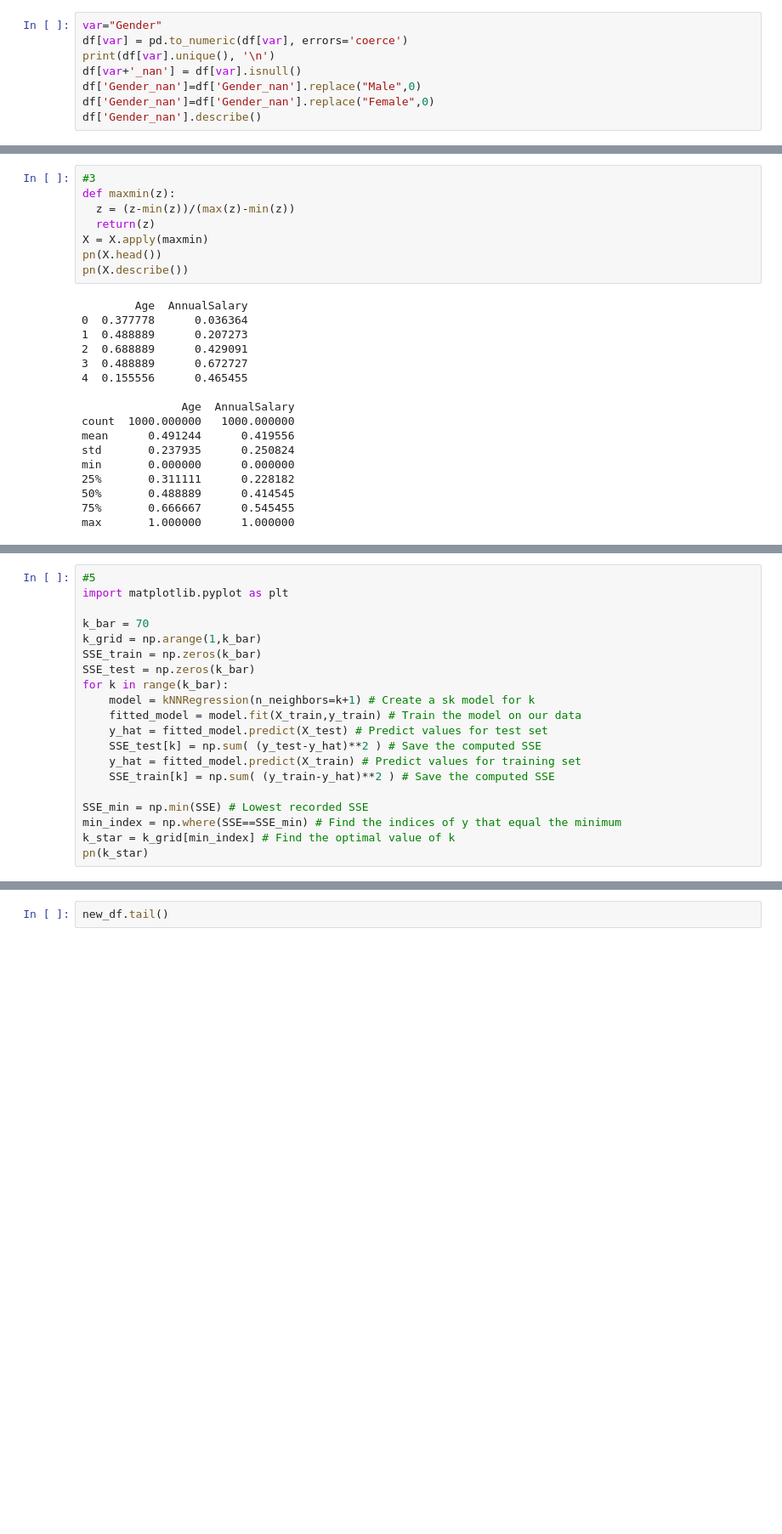
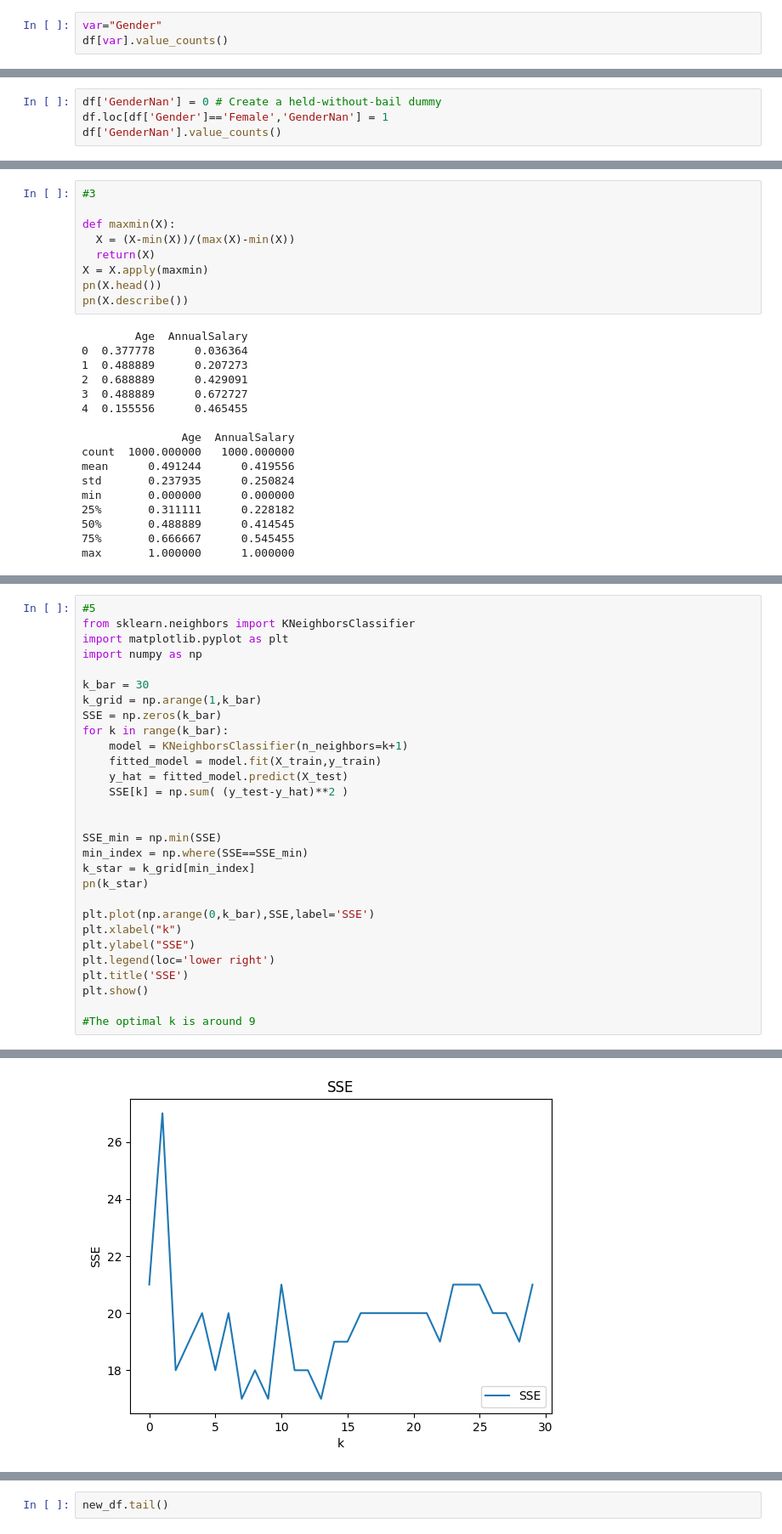
Before and after one commit to ToriStoner/assignment3, a Jupyter notebook: assignment_knn_and_kmc.ipynb, the cells around one changed output, grey strips where cells are left out. Shown at 85% size. Drawn from its saved outputs; the diff is of its cells as text; blank space fills up the shorter version.

```diff
--- a/assignment_knn_and_kmc.ipynb
+++ b/assignment_knn_and_kmc.ipynb
@@ -102,10 +109,5 @@ df[var].unique()
 array([0, 1])
 # %%
 var="Gender"
-df[var] = pd.to_numeric(df[var], errors='coerce')
-print(df[var].unique(), '\n')
-df[var+'_nan'] = df[var].isnull()
-df['Gender_nan']=df['Gender_nan'].replace("Male",0)
-df['Gender_nan']=df['Gender_nan'].replace("Female",0)
-df['Gender_nan'].describe()
+df[var].value_counts()
 # %% [output]
@@ -117,0 +117,4 @@ Name: Gender_nan, dtype: object
+# %%
+df['GenderNan'] = 0 # Create a held-without-bail dummy
+df.loc[df['Gender']=='Female','GenderNan'] = 1
+df['GenderNan'].value_counts()
@@ -143,9 +150,10 @@ min      18.000000   15000.000000
 max      63.000000  152500.000000
 # %%
 #3
-def maxmin(z):
-  z = (z-min(z))/(max(z)-min(z))
-  return(z)
+
+def maxmin(X):
+  X = (X-min(X))/(max(X)-min(X))
+  return(X)
 X = X.apply(maxmin)
 pn(X.head())
 pn(X.describe())
@@ -178,22 +186,31 @@ from sklearn.model_selection import train_test_split
 X_train, X_test, y_train, y_test = train_test_split(X,y,test_size=.2,random_state=100)
 # %%
 #5
+from sklearn.neighbors import KNeighborsClassifier
 import matplotlib.pyplot as plt
+import numpy as np
 
-k_bar = 70
+k_bar = 30
 k_grid = np.arange(1,k_bar)
-SSE_train = np.zeros(k_bar)
-SSE_test = np.zeros(k_bar)
+SSE = np.zeros(k_bar)
 for k in range(k_bar):
-    model = kNNRegression(n_neighbors=k+1) # Create a sk model for k
-    fitted_model = model.fit(X_train,y_train) # Train the model on our data
-    y_hat = fitted_model.predict(X_test) # Predict values for test set
-    SSE_test[k] = np.sum( (y_test-y_hat)**2 ) # Save the computed SSE
-    y_hat = fitted_model.predict(X_train) # Predict values for training set
-    SSE_train[k] = np.sum( (y_train-y_hat)**2 ) # Save the computed SSE
+    model = KNeighborsClassifier(n_neighbors=k+1)
+    fitted_model = model.fit(X_train,y_train)
+    y_hat = fitted_model.predict(X_test)
+    SSE[k] = np.sum( (y_test-y_hat)**2 )
 
-SSE_min = np.min(SSE) # Lowest recorded SSE
-min_index = np.where(SSE==SSE_min) # Find the indices of y that equal the minimum
-k_star = k_grid[min_index] # Find the optimal value of k
+
+SSE_min = np.min(SSE)
+min_index = np.where(SSE==SSE_min)
+k_star = k_grid[min_index]
 pn(k_star)
+
+plt.plot(np.arange(0,k_bar),SSE,label='SSE')
+plt.xlabel("k")
+plt.ylabel("SSE")
+plt.legend(loc='lower right')
+plt.title('SSE')
+plt.show()
+
+#The optimal k is around 9
 # %% [output]
@@ -200,0 +218 @@ NameError: ignored
+[figure, added]
```
Also changed, not shown: parts of 14 cells of this notebook.
